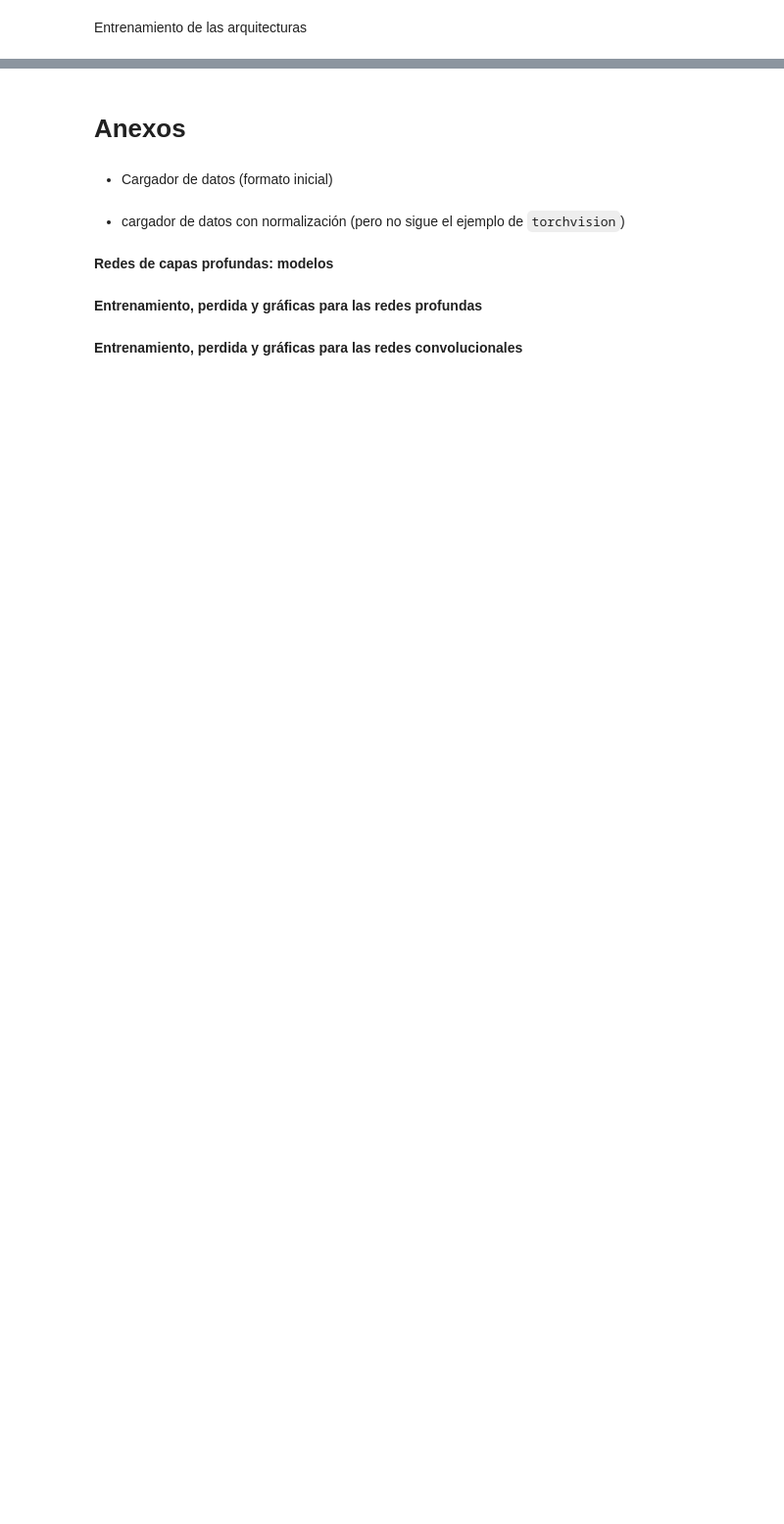
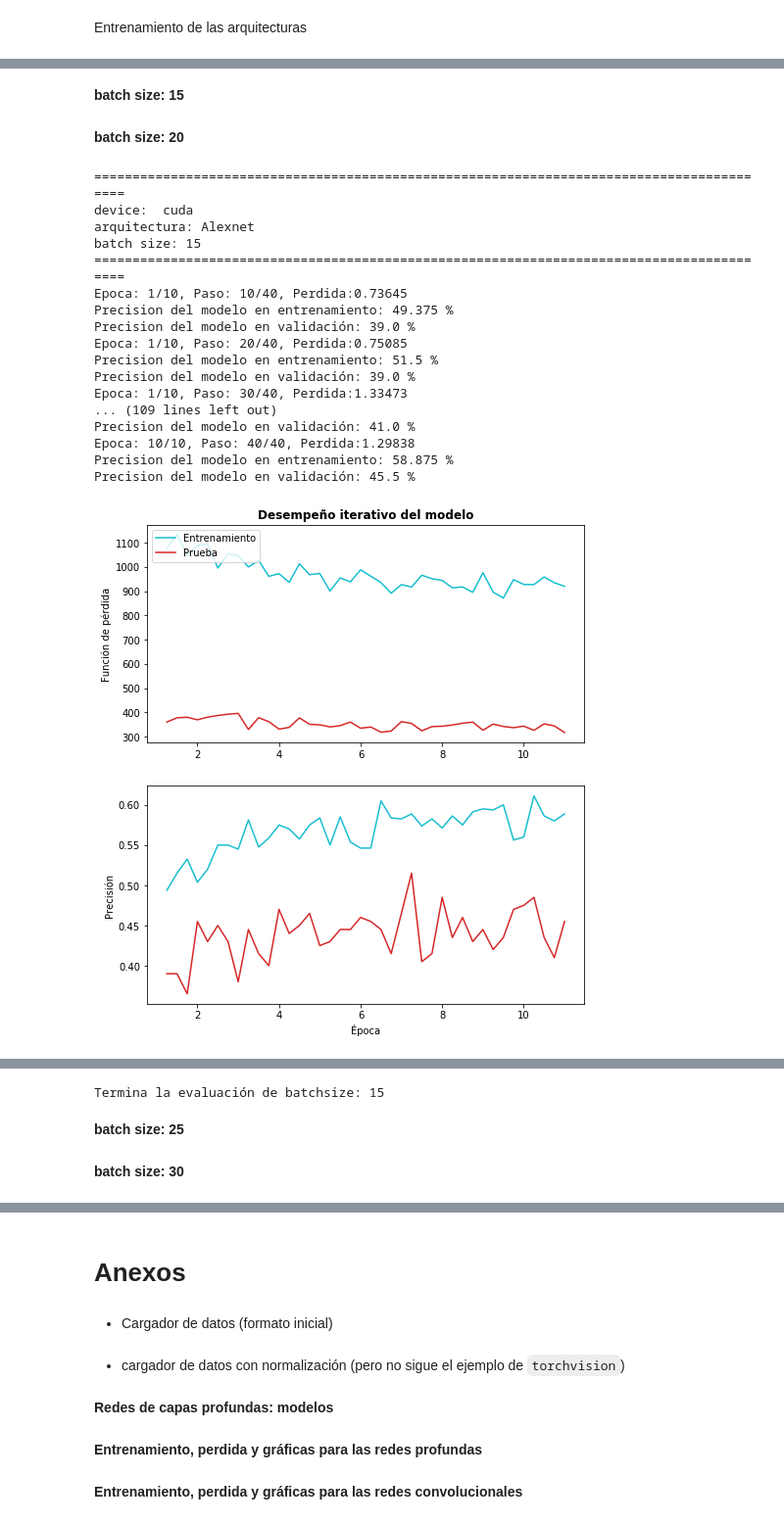
Before and after one commit to C1587S/NN-AudioClassifier, a Jupyter notebook: Notebook_audioClassifier.ipynb, the cells around one changed output, grey strips where cells are left out. Shown at 98% size. Cells and saved outputs as stored; diff of their text form; code cells hidden in the pictures; blank space fills up the shorter version.

```diff
--- a/Notebook_audioClassifier.ipynb
+++ b/Notebook_audioClassifier.ipynb
@@ -433,5 +432,0 @@ modelos_cnn = [model_ft_alexnet,
-# %%
-  modelo_evaluado = model_ft_alexnet
-  modelo_ = modelo_evaluado.to(device)
-  entrenamiento_cnn1(modelo_, lr=.001, gamma=0.6,
-                       num_classes = 10, num_epochs=5)
@@ -458,0 +482,2 @@ Entrenamiento de las arquitecturas
+# %% [markdown]
+**batch size: 15**
@@ -458,0 +524,60 @@ Entrenamiento de las arquitecturas
+# %% [markdown]
+****batch size: 20****
+# %%
+device = torch.device("cuda" if torch.cuda.is_available() else "cpu")
+batch_size = 20
+bs = batch_size
+
+train_loader_norm, val_loader_norm = load_normalized_dataset(batch_size)
+  # evaluación de los modelos de cnn
+count = 0
+for modelo_evaluado in modelos_cnn:
+  print("="*90)
+  if count == 0:
+    print("device: ", device)
+    print('arquitectura: Alexnet')
+    print(f'batch size: {bs}')
+    print("="*90)
+    count += 1
+  elif count == 1:
+    print("device: ", device)
+    print('arquitectura: resnet18')
+    print(f'batch size: {bs}')
+    print("="*90)
+    count += 1
+  elif count == 2:
+    print("device: ", device)
+    print('arquitectura: vgg11_bn')
+    print(f'batch size: {bs}')
+    print("="*90)
+    count += 1
+  else:
+    print("device: ", device)
+    print('arquitectura: densenet121')
+    print("="*90)
+    count += 1
+
+  # entrenamiento
+  entrenamiento_cnn1(modelo_evaluado, lr=.001, gamma=0.6,
+                       num_classes = 10, num_epochs=10)
+
+  print(f'Termina la evaluación de batchsize: {bs}')
+# %% [output]
+==========================================================================================
+device:  cuda
+arquitectura: Alexnet
+batch size: 15
+==========================================================================================
+Epoca: 1/10, Paso: 10/40, Perdida:0.73645
+Precision del modelo en entrenamiento: 49.375 %
+Precision del modelo en validación: 39.0 %
+Epoca: 1/10, Paso: 20/40, Perdida:0.75085
+Precision del modelo en entrenamiento: 51.5 %
+Precision del modelo en validación: 39.0 %
+Epoca: 1/10, Paso: 30/40, Perdida:1.33473
+... (109 lines left out)
+Precision del modelo en validación: 41.0 %
+Epoca: 10/10, Paso: 40/40, Perdida:1.29838
+Precision del modelo en entrenamiento: 58.875 %
+Precision del modelo en validación: 45.5 %
+[figure, added]
@@ -458,0 +638,3 @@ Entrenamiento de las arquitecturas
+Termina la evaluación de batchsize: 15
+# %% [markdown]
+**batch size: 25**
@@ -458,0 +682,2 @@ Entrenamiento de las arquitecturas
+# %% [markdown]
+**batch size: 30**
```
Also changed, not shown: parts of 15 cells of this notebook.
